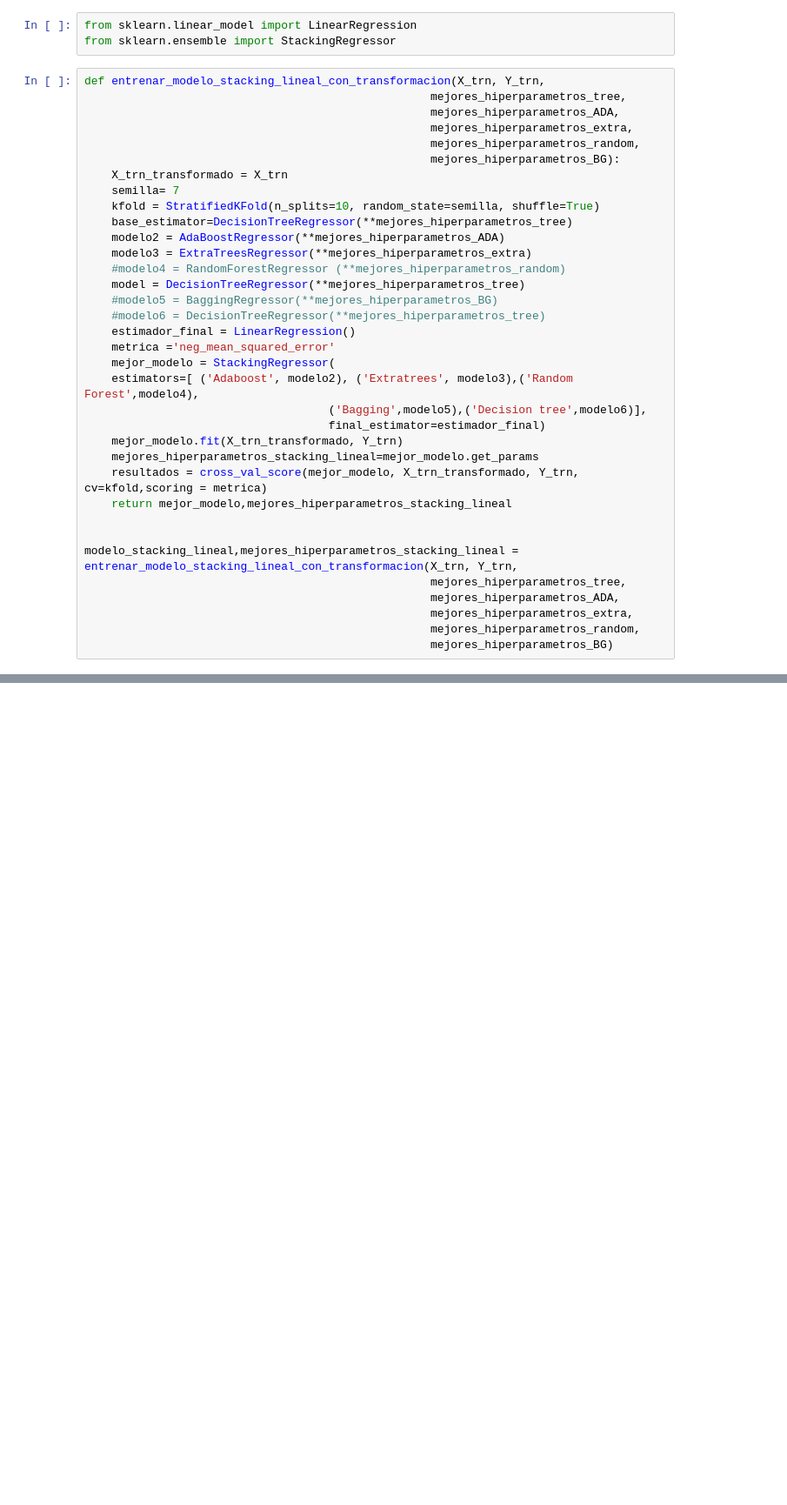
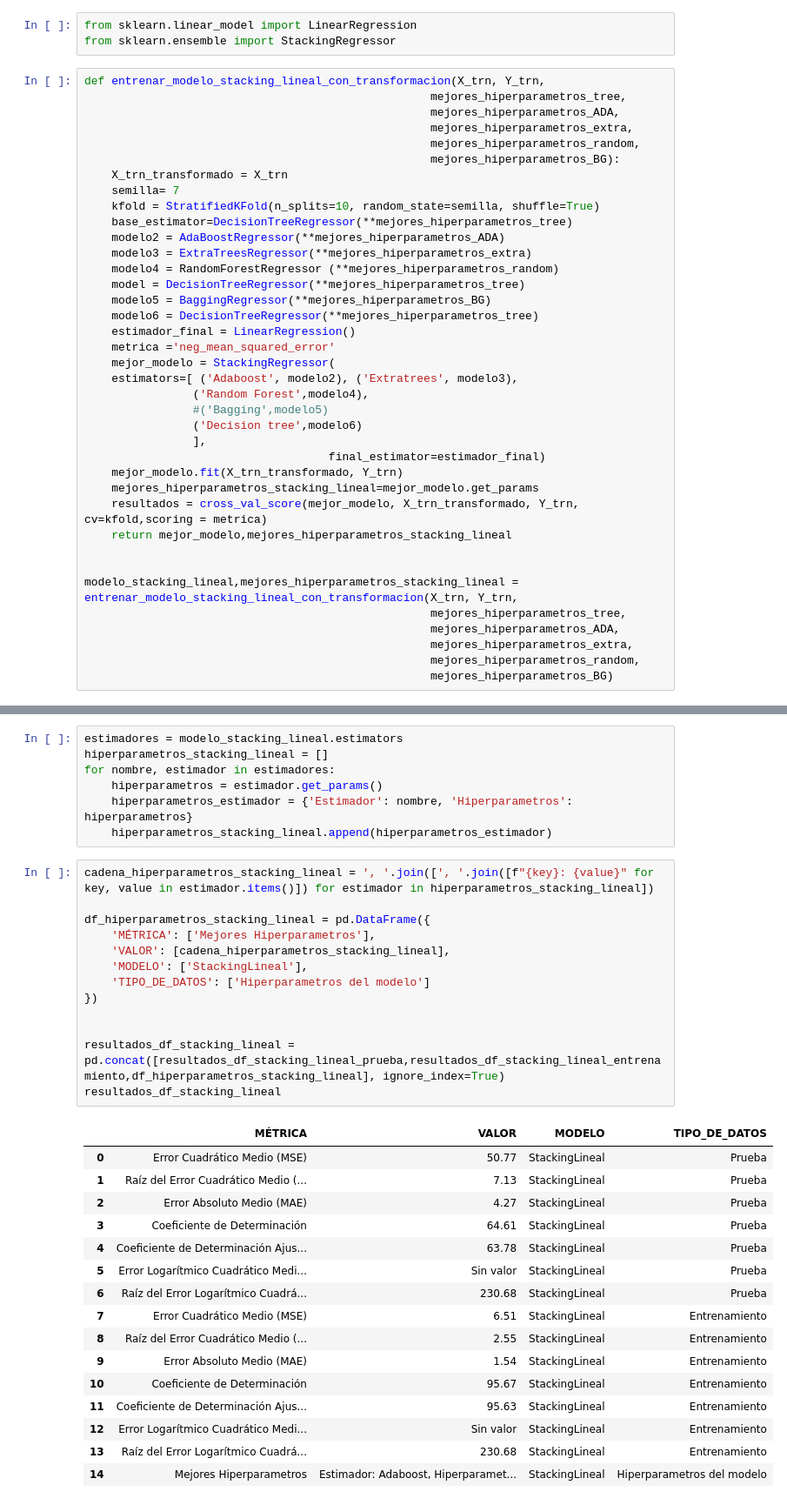
Before and after one commit to CamiloeSotoS/UNIVERSIDAD-DISTRITAL-PROYECTO, a Jupyter notebook: MÓDULO ANALÍTICA PREDICTIVA/MÓDULO_ANALITICA_MODELOS_REGRESION_DEF.ipynb, the cells around one changed output, grey strips where cells are left out. Shown at 87% size. Drawn from its saved outputs; the diff is of its cells as text; blank space fills up the shorter version.

```diff
--- a/MÓDULO ANALÍTICA PREDICTIVA/MÓDULO_ANALITICA_MODELOS_REGRESION_DEF.ipynb
+++ b/MÓDULO ANALÍTICA PREDICTIVA/MÓDULO_ANALITICA_MODELOS_REGRESION_DEF.ipynb
@@ -2604,15 +2604,18 @@ def entrenar_modelo_stacking_lineal_con_transformacion(X_trn, Y_trn,
     base_estimator=DecisionTreeRegressor(**mejores_hiperparametros_tree)
     modelo2 = AdaBoostRegressor(**mejores_hiperparametros_ADA)
     modelo3 = ExtraTreesRegressor(**mejores_hiperparametros_extra)
-    #modelo4 = RandomForestRegressor (**mejores_hiperparametros_random)
+    modelo4 = RandomForestRegressor (**mejores_hiperparametros_random)
     model = DecisionTreeRegressor(**mejores_hiperparametros_tree)
-    #modelo5 = BaggingRegressor(**mejores_hiperparametros_BG)
-    #modelo6 = DecisionTreeRegressor(**mejores_hiperparametros_tree)
+    modelo5 = BaggingRegressor(**mejores_hiperparametros_BG)
+    modelo6 = DecisionTreeRegressor(**mejores_hiperparametros_tree)
     estimador_final = LinearRegression()
     metrica ='neg_mean_squared_error'
     mejor_modelo = StackingRegressor(
-    estimators=[ ('Adaboost', modelo2), ('Extratrees', modelo3),('Random Forest',modelo4),
-                                    ('Bagging',modelo5),('Decision tree',modelo6)],
+    estimators=[ ('Adaboost', modelo2), ('Extratrees', modelo3),
+                ('Random Forest',modelo4),
+                #('Bagging',modelo5)
+                ('Decision tree',modelo6)
+                ],
                                     final_estimator=estimador_final)
     mejor_modelo.fit(X_trn_transformado, Y_trn)
     mejores_hiperparametros_stacking_lineal=mejor_modelo.get_params
@@ -2628,0 +2712,37 @@ modelo_stacking_lineal,mejores_hiperparametros_stacking_lineal = entrenar_modelo
+# %%
+estimadores = modelo_stacking_lineal.estimators
+hiperparametros_stacking_lineal = []
+for nombre, estimador in estimadores:
+    hiperparametros = estimador.get_params()
+    hiperparametros_estimador = {'Estimador': nombre, 'Hiperparametros': hiperparametros}
+    hiperparametros_stacking_lineal.append(hiperparametros_estimador)
+# %%
+cadena_hiperparametros_stacking_lineal = ', '.join([', '.join([f"{key}: {value}" for key, value in estimador.items()]) for estimador in hiperparametros_stacking_lineal])
+
+df_hiperparametros_stacking_lineal = pd.DataFrame({
+    'MÉTRICA': ['Mejores Hiperparametros'],
+    'VALOR': [cadena_hiperparametros_stacking_lineal],
+    'MODELO': ['StackingLineal'],
+    'TIPO_DE_DATOS': ['Hiperparametros del modelo']
+})
+
+
+resultados_df_stacking_lineal = pd.concat([resultados_df_stacking_lineal_prueba,resultados_df_stacking_lineal_entrenamiento,df_hiperparametros_stacking_lineal], ignore_index=True)
+resultados_df_stacking_lineal
+# %% [output]
+|  | MÉTRICA | VALOR | MODELO | TIPO_DE_DATOS |
+| 0 | Error Cuadrático Medio (MSE) | 50.77 | StackingLineal | Prueba |
+| 1 | Raíz del Error Cuadrático Medio (... | 7.13 | StackingLineal | Prueba |
+| 2 | Error Absoluto Medio (MAE) | 4.27 | StackingLineal | Prueba |
+| 3 | Coeficiente de Determinación | 64.61 | StackingLineal | Prueba |
+| 4 | Coeficiente de Determinación Ajus... | 63.78 | StackingLineal | Prueba |
+| 5 | Error Logarítmico Cuadrático Medi... | Sin valor | StackingLineal | Prueba |
+| 6 | Raíz del Error Logarítmico Cuadrá... | 230.68 | StackingLineal | Prueba |
+| 7 | Error Cuadrático Medio (MSE) | 6.51 | StackingLineal | Entrenamiento |
+| 8 | Raíz del Error Cuadrático Medio (... | 2.55 | StackingLineal | Entrenamiento |
+| 9 | Error Absoluto Medio (MAE) | 1.54 | StackingLineal | Entrenamiento |
+| 10 | Coeficiente de Determinación | 95.67 | StackingLineal | Entrenamiento |
+| 11 | Coeficiente de Determinación Ajus... | 95.63 | StackingLineal | Entrenamiento |
+| 12 | Error Logarítmico Cuadrático Medi... | Sin valor | StackingLineal | Entrenamiento |
+| 13 | Raíz del Error Logarítmico Cuadrá... | 230.68 | StackingLineal | Entrenamiento |
+| 14 | Mejores Hiperparametros | Estimador: Adaboost, Hiperparamet... | StackingLineal | Hiperparametros del modelo |
```
Also changed, not shown: parts of 12 cells of this notebook.
